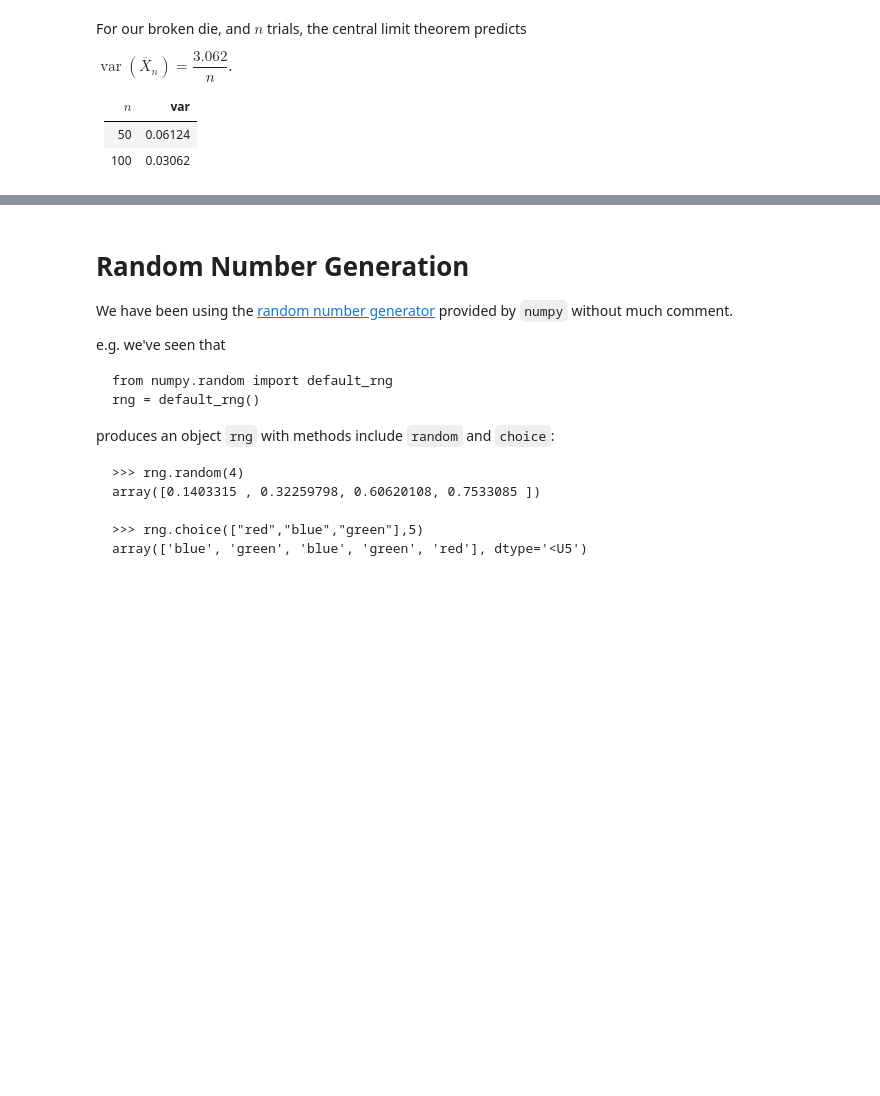
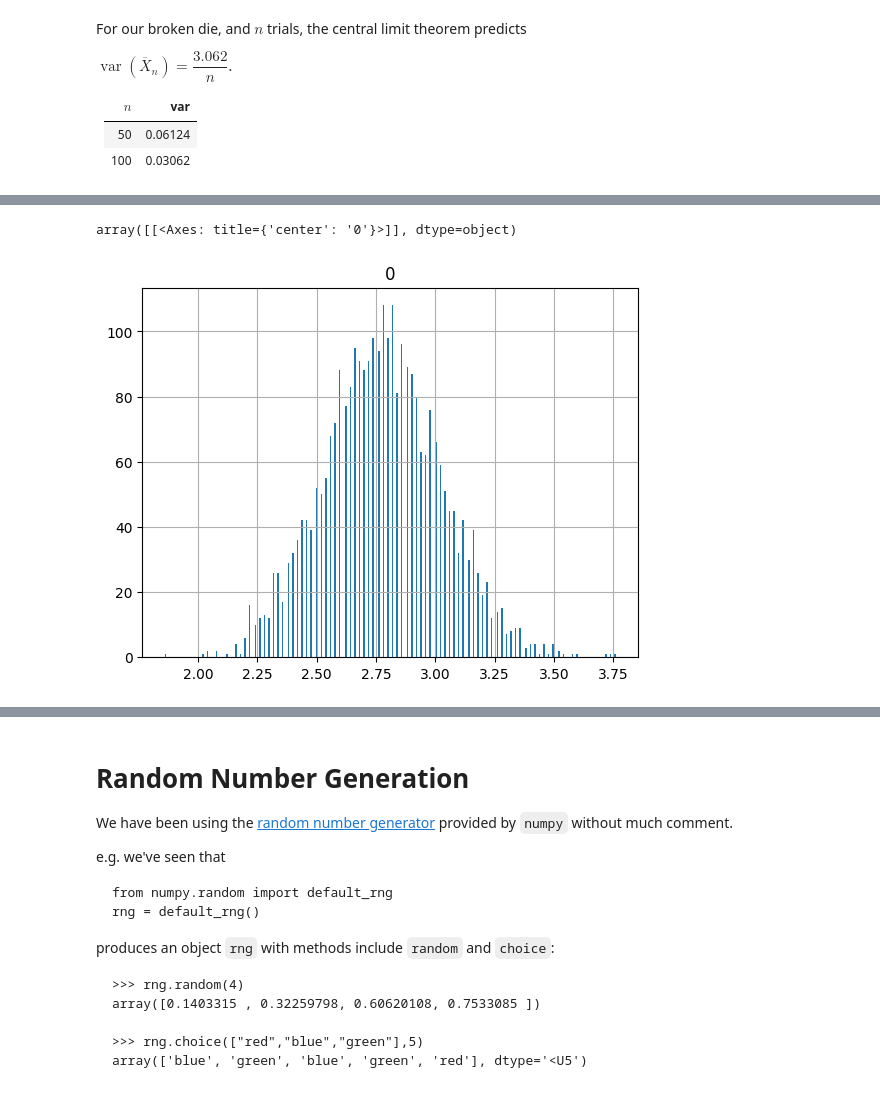
Before and after one commit to gmcninch-tufts/2025-Sp-Math087, a Jupyter notebook: docs/course-content/week09-01--statistics.ipynb, the cells around one changed output, grey strips where cells are left out. Cells and saved outputs as stored; diff of their text form; code cells hidden in the pictures; blank space fills up the shorter version.

```diff
--- a/docs/course-content/week09-01--statistics.ipynb
+++ b/docs/course-content/week09-01--statistics.ipynb
@@ -681,6 +739,9 @@ print(report(dd_broken_100))
 # %%
 ## "broken" dice results
 ##
-dd_broken_50.hist(bins=30)
+dd_broken_50.hist(bins=300)
+# %% [output]
+array([[<Axes: title={'center': '0'}>]], dtype=object)
+[figure, added]
 # %%
 dd_broken_100.hist(bins=30)
```
Also changed, not shown: parts of 31 cells of this notebook, 10 other files.
